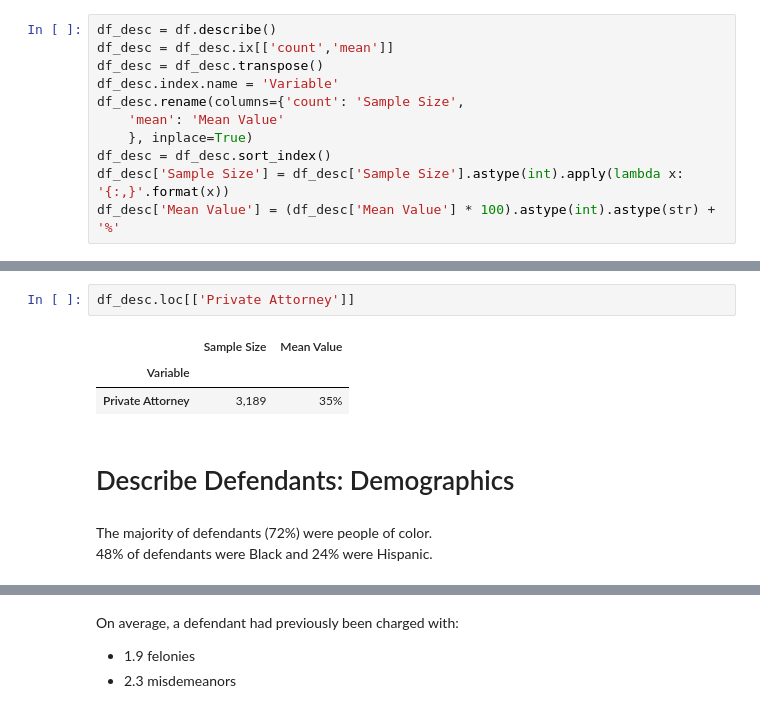
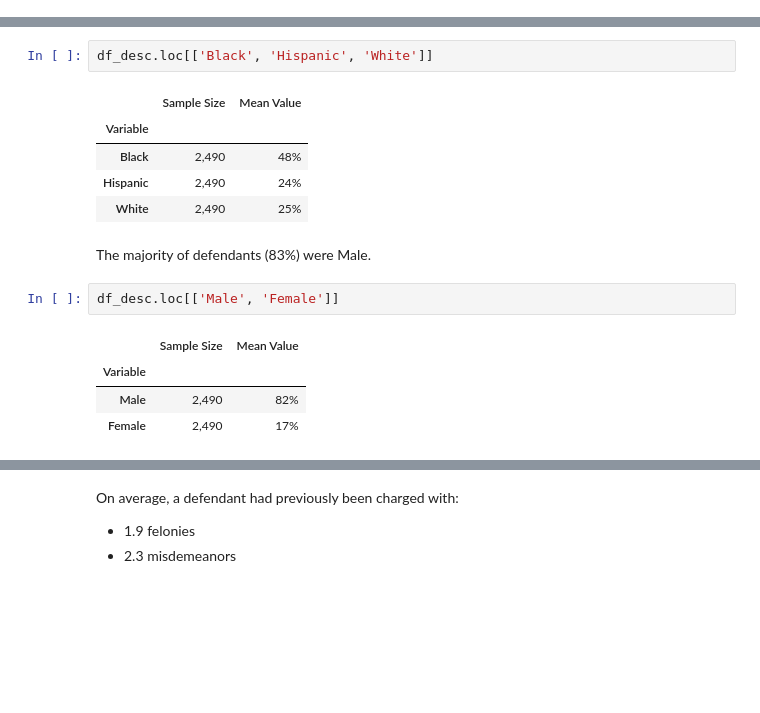
Before and after one commit to natethedrummer/pretrial-release, a Jupyter notebook: ptr.ipynb, the cells around one changed output, grey strips where cells are left out. Cells and saved outputs as stored; diff of their text form; blank space fills up the shorter version.

```diff
--- a/ptr.ipynb
+++ b/ptr.ipynb
@@ -119,11 +142,0 @@ df['Hispanic'].fillna(value=0, inplace=True)
-# %%
-df_desc = df.describe()
-df_desc = df_desc.ix[['count','mean']]
-df_desc = df_desc.transpose()
-df_desc.index.name = 'Variable'
-df_desc.rename(columns={'count': 'Sample Size',
-    'mean': 'Mean Value'
-    }, inplace=True)
-df_desc = df_desc.sort_index()
-df_desc['Sample Size'] = df_desc['Sample Size'].astype(int).apply(lambda x: '{:,}'.format(x))
-df_desc['Mean Value'] = (df_desc['Mean Value'] * 100).astype(int).astype(str) + '%'
@@ -153,11 +180,17 @@ Only 35% of defendants hired a private attorney.
+# %%
+df_desc.loc[['Black', 'Hispanic', 'White']]
+# %% [output]
+|  | Sample Size | Mean Value |
+| Variable |  |  |
+| Black | 2,490 | 48% |
+| Hispanic | 2,490 | 24% |
+| White | 2,490 | 25% |
+# %% [markdown]
+The majority of defendants (83%) were Male.
 # %%
-df_desc.loc[['Private Attorney']]
+df_desc.loc[['Male', 'Female']]
 # %% [output]
 |  | Sample Size | Mean Value |
 | Variable |  |  |
-| Private Attorney | 3,189 | 35% |
+| Male | 2,490 | 82% |
+| Female | 2,490 | 17% |
-# %% [markdown]
-# Describe Defendants: Demographics
-# %% [markdown]
-The majority of defendants (72%) were people of color.
-48% of defendants were Black and 24% were Hispanic.
```
Also changed, not shown: parts of 63 cells of this notebook.
